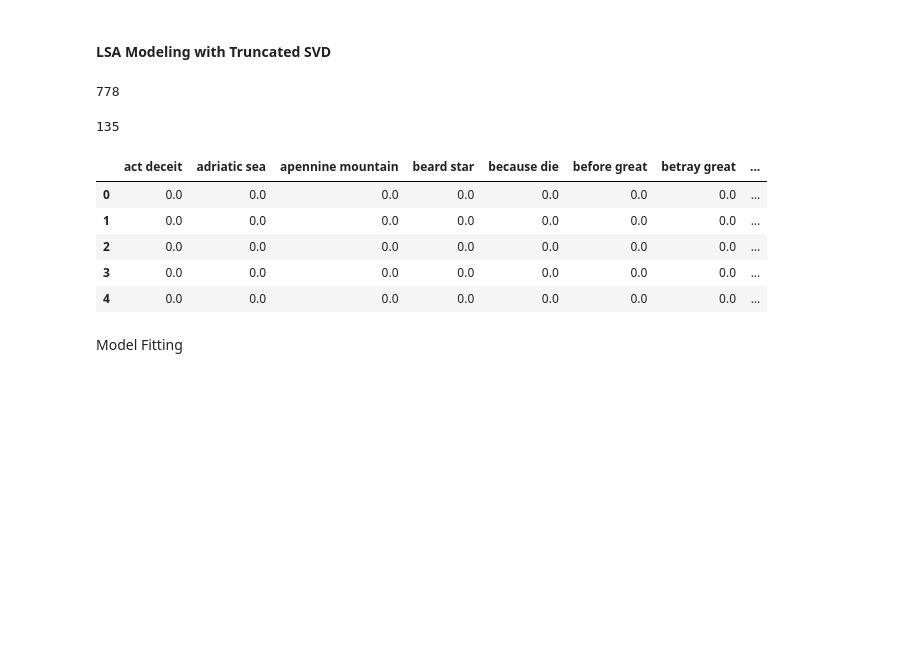
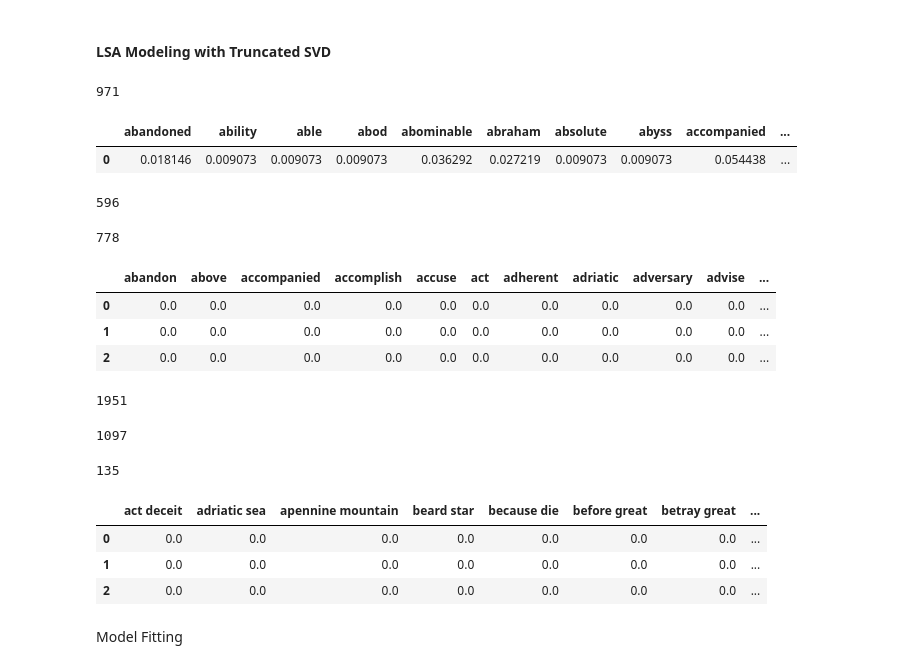
Before and after one commit to cyaris/nostradamus_prophecies, a Jupyter notebook: Nostradamus NLTK.ipynb, the cells around one changed output. Drawn from its saved outputs; the diff is of its cells as text; code cells hidden in the pictures; blank space fills up the shorter version.

```diff
--- a/Nostradamus NLTK.ipynb
+++ b/Nostradamus NLTK.ipynb
@@ -172,3 +129,7 @@ tokenized_df_group = pd.read_pickle('tokenized_df_group.pkl')
+# %%
+tokenized_df = pd.read_pickle('tokenized_df.pkl')
+tokenized_h2_df = pd.read_pickle('tokenized_h2_df.pkl')
+tokenized_pre_df = pd.read_pickle('tokenized_pre_df.pkl')
 # %% [markdown]
 #### Unigram LDA Modeling with Gensim (Count Vectorizer)
 # %%
@@ -290,28 +280,60 @@ lda_docs[0:5]
 # %% [markdown]
 #### LSA Modeling with Truncated SVD
+# %%
+y_1 = dtm_unigram(TfidfVectorizer, tokenized_h2_df, h2_df[0], stop_word_list, 1)[0]
+y1_df = dtm_unigram(TfidfVectorizer, tokenized_h2_df, h2_df[0], stop_word_list, 1)[1]
+print(len(y1_df.columns))
+# %% [output]
+971
+# %%
+y1_df.head()
+# %% [output]
+|  | abandoned | ability | able | abod | abominable | abraham | absolute | abyss | accompanied | ... |
+| 0 | 0.018146 | 0.009073 | 0.009073 | 0.009073 | 0.036292 | 0.027219 | 0.009073 | 0.009073 | 0.054438 | ... |
+# %%
+y_1 = dtm_unigram(TfidfVectorizer, tokenized_pre_df, pre_df[0], stop_word_list, 1)[0]
+y1_df = dtm_unigram(TfidfVectorizer, tokenized_pre_df, pre_df[0], stop_word_list, 1)[1]
+print(len(y1_df.columns))
+# %% [output]
+596
 # %%
-X_1 = dtm_unigram(TfidfVectorizer, tokenized_df_group, df['prophecy'], 4)[0]
-tfidf1_df = dtm_unigram(TfidfVectorizer, tokenized_df_group, df['prophecy'], 4)[1]
+X_1 = dtm_unigram(TfidfVectorizer, tokenized_df, df['prophecy'], stop_word_list, 4)[0]
+tfidf1_df = dtm_unigram(TfidfVectorizer, tokenized_df, df['prophecy'], stop_word_list, 4)[1]
+print(len(tfidf1_df.columns))
+# %% [output]
+778
-# %%
-len(tfidf1_df.columns)
-# %% [output]
-778
+# %%
+tfidf1_df.head(3)
+# %% [output]
+|  | abandon | above | accompanied | accomplish | accuse | act | adherent | adriatic | adversary | advise | ... |
+| 0 | 0.0 | 0.0 | 0.0 | 0.0 | 0.0 | 0.0 | 0.0 | 0.0 | 0.0 | 0.0 | ... |
+| 1 | 0.0 | 0.0 | 0.0 | 0.0 | 0.0 | 0.0 | 0.0 | 0.0 | 0.0 | 0.0 | ... |
+| 2 | 0.0 | 0.0 | 0.0 | 0.0 | 0.0 | 0.0 | 0.0 | 0.0 | 0.0 | 0.0 | ... |
+# %%
+y_2 = dtm_bigram(TfidfVectorizer, tokenized_h2_df, h2_df[0], stop_word_list, 1)[0]
+y2_df = dtm_bigram(TfidfVectorizer, tokenized_h2_df, h2_df[0], stop_word_list, 1)[1]
+print(len(y2_df.columns))
+# %% [output]
+1951
+# %%
+y_2 = dtm_bigram(TfidfVectorizer, tokenized_pre_df, pre_df[0], stop_word_list, 1)[0]
+y2_df = dtm_bigram(TfidfVectorizer, tokenized_pre_df, pre_df[0], stop_word_list, 1)[1]
+print(len(y2_df.columns))
+# %% [output]
+1097
 # %%
-X_2 = dtm_bigram(TfidfVectorizer, tokenized_df_group, df['prophecy'], 3)[0]
-tfidf2_df = dtm_bigram(TfidfVectorizer, tokenized_df_group, df['prophecy'], 3)[1]
+X_2 = dtm_bigram(TfidfVectorizer, tokenized_df, df['prophecy'], stop_word_list, 3)[0]
+tfidf2_df = dtm_bigram(TfidfVectorizer, tokenized_df, df['prophecy'], stop_word_list, 3)[1]
+print(len(tfidf2_df.columns))
+# %% [output]
+135
-# %%
-len(tfidf2_df.columns)
-# %% [output]
-135
 # %%
-tfidf2_df.head()
+tfidf2_df.head(3)
 # %% [output]
 |  | act deceit | adriatic sea | apennine mountain | beard star | because die | before great | betray great | ... |
 | 0 | 0.0 | 0.0 | 0.0 | 0.0 | 0.0 | 0.0 | 0.0 | ... |
 | 1 | 0.0 | 0.0 | 0.0 | 0.0 | 0.0 | 0.0 | 0.0 | ... |
 | 2 | 0.0 | 0.0 | 0.0 | 0.0 | 0.0 | 0.0 | 0.0 | ... |
-| 3 | 0.0 | 0.0 | 0.0 | 0.0 | 0.0 | 0.0 | 0.0 | ... |
-| 4 | 0.0 | 0.0 | 0.0 | 0.0 | 0.0 | 0.0 | 0.0 | ... |
 # %% [markdown]
 Model Fitting
 # %%
```
Also changed, not shown: parts of 45 cells of this notebook, 9 other files.
